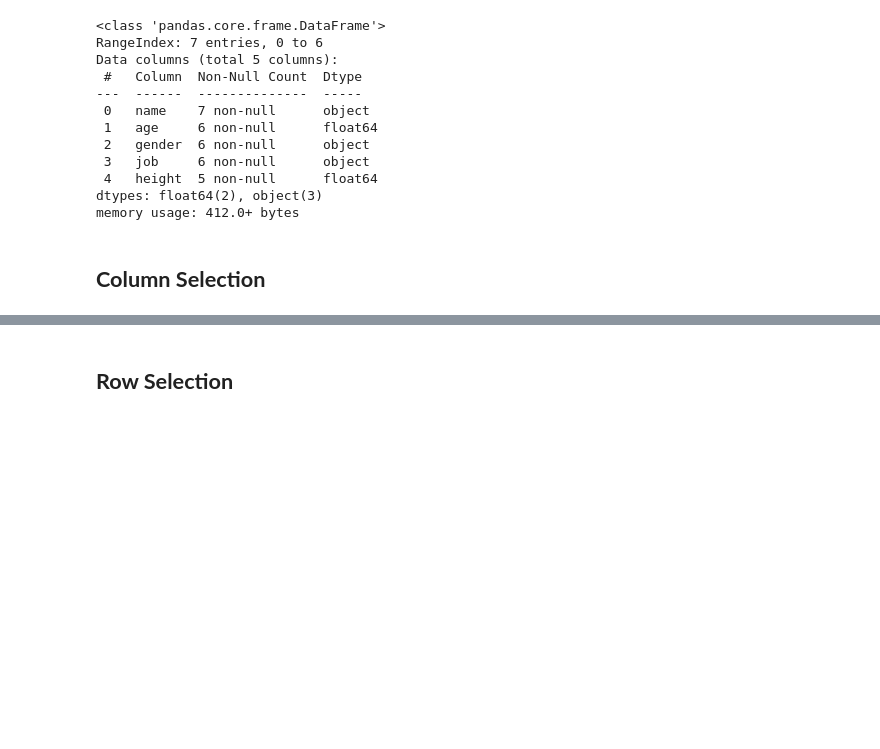
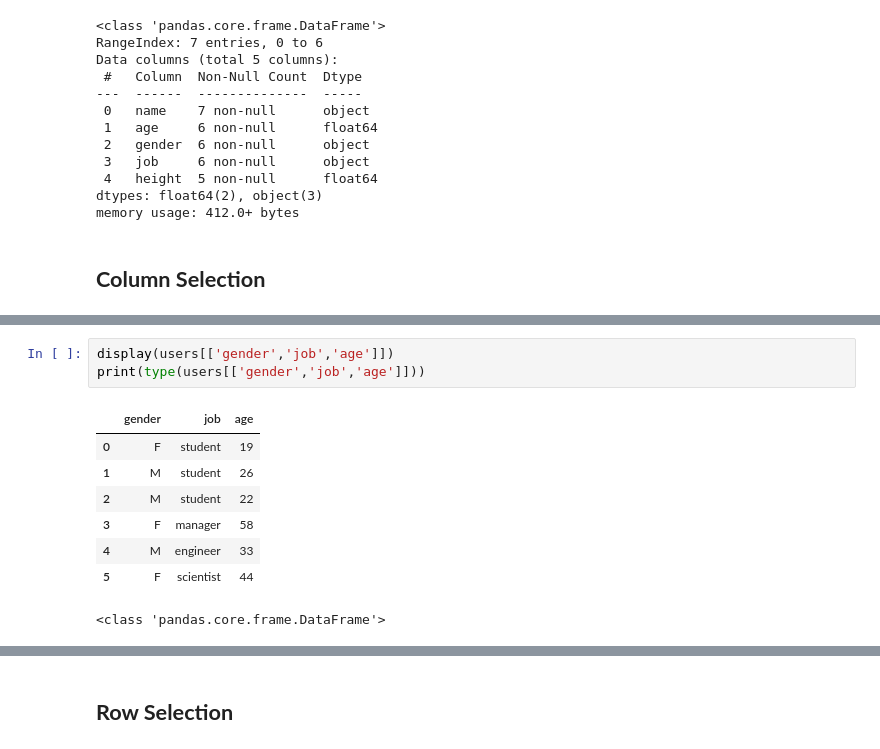
Before and after one commit to toarnabtrainer/AEC_ML_Batch_1_August_2026, a Jupyter notebook: Pandas.ipynb, the cells around one changed output, grey strips where cells are left out. Drawn from its saved outputs; the diff is of its cells as text; blank space fills up the shorter version.

```diff
--- a/Pandas.ipynb
+++ b/Pandas.ipynb
@@ -548,0 +583,12 @@ memory usage: 412.0+ bytes
+# %%
+display(users[['gender','job','age']])
+print(type(users[['gender','job','age']]))
+# %% [output]
+|  | gender | job | age |
+| 0 | F | student | 19 |
+| 1 | M | student | 26 |
+| 2 | M | student | 22 |
+| 3 | F | manager | 58 |
+| 4 | M | engineer | 33 |
+| 5 | F | scientist | 44 |
+<class 'pandas.core.frame.DataFrame'>
```
Also changed, not shown: parts of 21 cells of this notebook.
